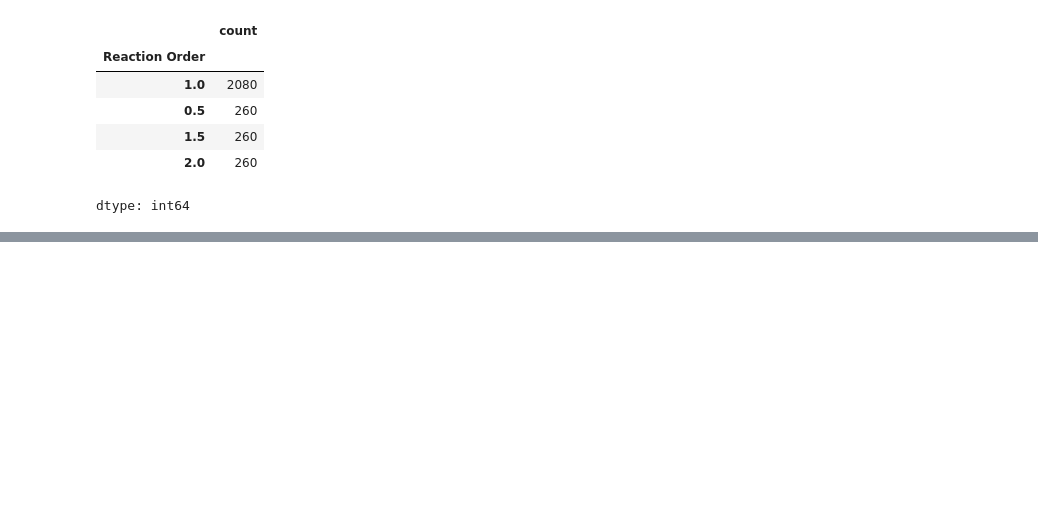
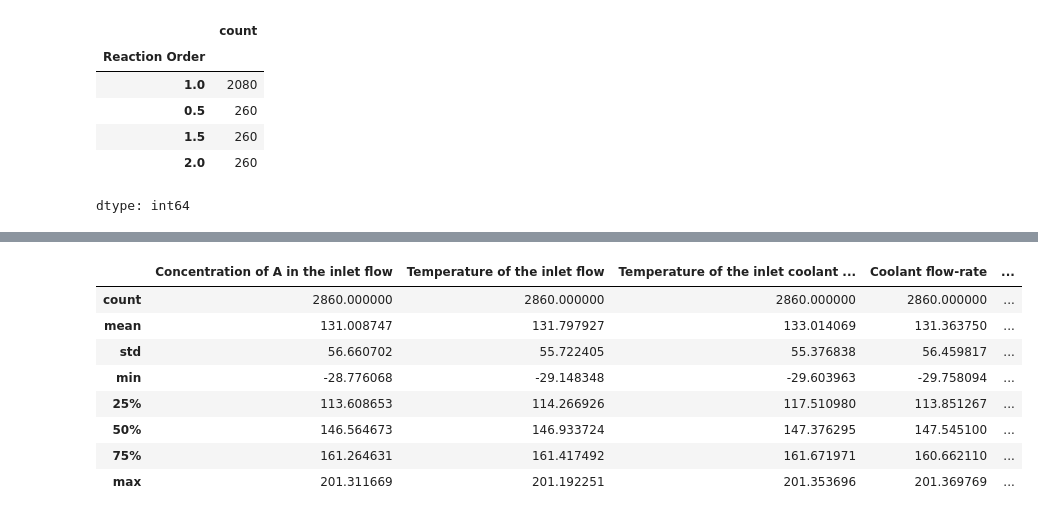
Before and after one commit to Favour-Aransiola/Prediction-of-CSTR-Reaction-Order, a Jupyter notebook: prediction.ipynb, the cells around one changed output, grey strips where cells are left out. Saved outputs shown, nothing was run; the diff lists cells and outputs as text; code cells hidden in the pictures; blank space fills up the shorter version.

```diff
--- a/prediction.ipynb
+++ b/prediction.ipynb
@@ -34,0 +57,13 @@ dtype: int64
+# %%
+# investigating more details about the dataset
+dataset.describe()
+# %% [output]
+|  | Concentration of A in the inlet flow | Temperature of the inlet flow | Temperature of the inlet coolant ... | Coolant flow-rate | ... |
+| count | 2860.000000 | 2860.000000 | 2860.000000 | 2860.000000 | ... |
+| mean | 131.008747 | 131.797927 | 133.014069 | 131.363750 | ... |
+| std | 56.660702 | 55.722405 | 55.376838 | 56.459817 | ... |
+| min | -28.776068 | -29.148348 | -29.603963 | -29.758094 | ... |
+| 25% | 113.608653 | 114.266926 | 117.510980 | 113.851267 | ... |
+| 50% | 146.564673 | 146.933724 | 147.376295 | 147.545100 | ... |
+| 75% | 161.264631 | 161.417492 | 161.671971 | 160.662110 | ... |
+| max | 201.311669 | 201.192251 | 201.353696 | 201.369769 | ... |
```
Also changed, not shown: parts of 13 cells of this notebook.
